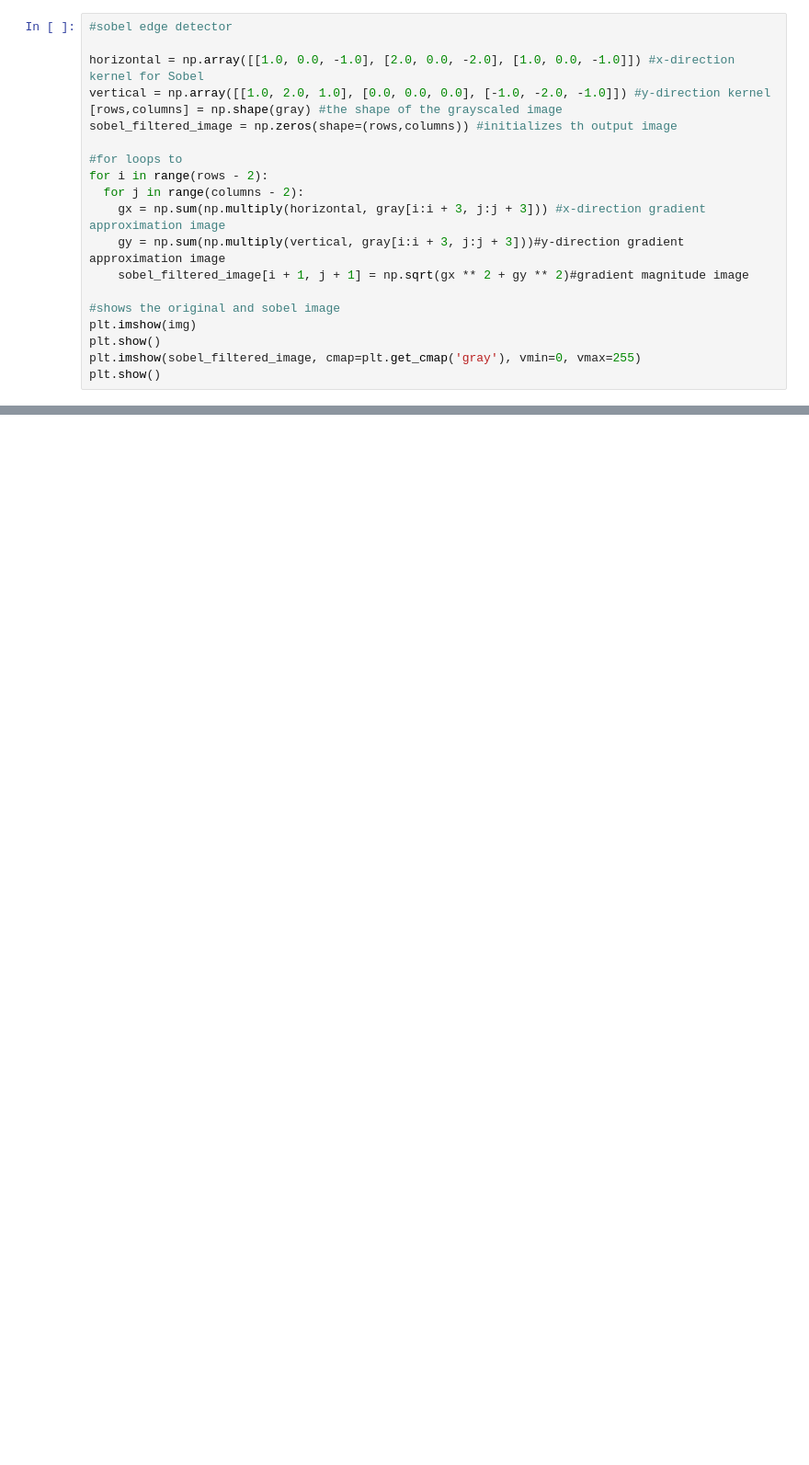
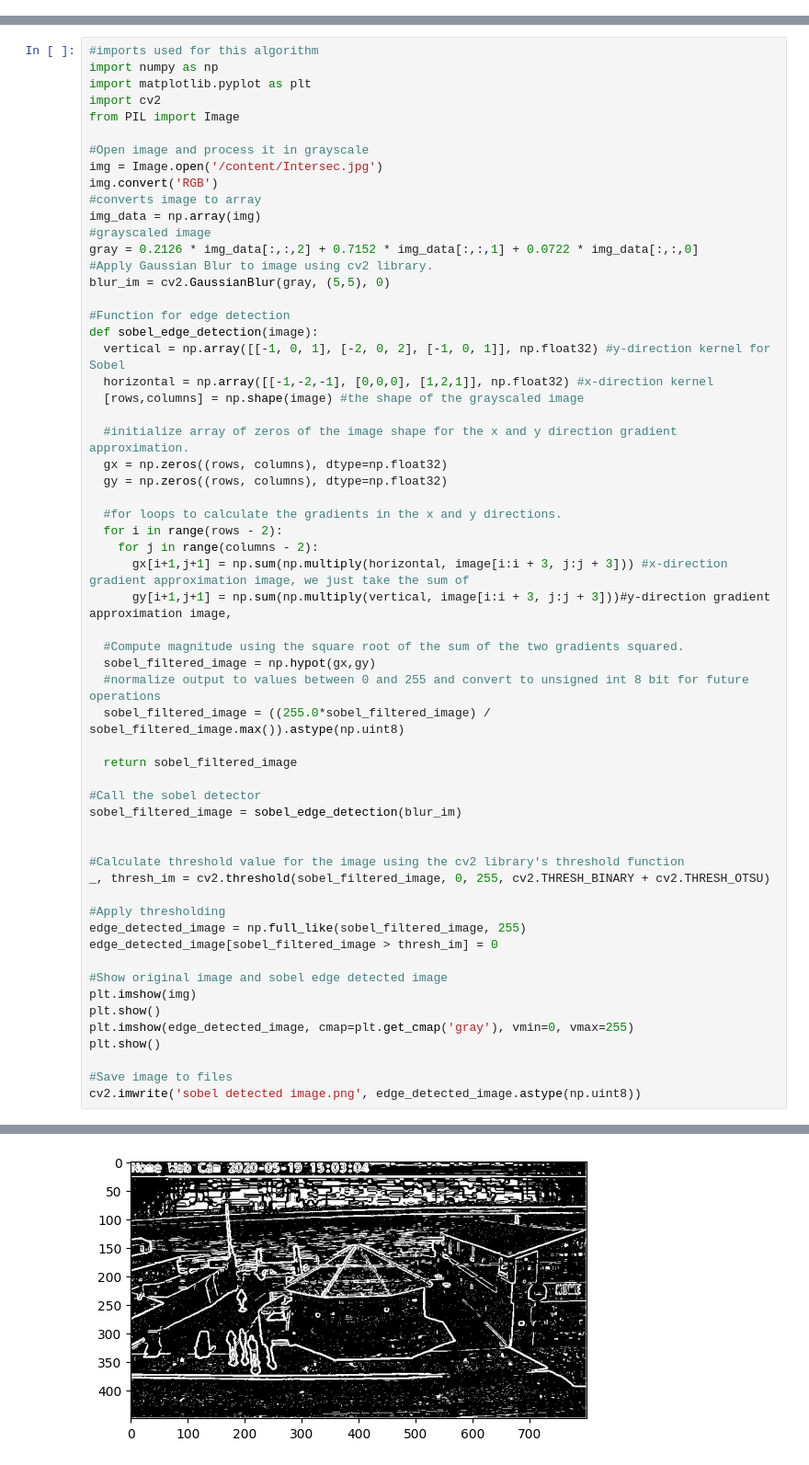
Before and after one commit to GKandula/VIP-IPA-Personal, a Jupyter notebook: VIP_IPA_Test.ipynb, the cells around one changed output, grey strips where cells are left out. Shown at 92% size. Cells and saved outputs as stored; diff of their text form; blank space fills up the shorter version.

Commit message:
Modified Sobel Detection algorithm to make it more efficient and organized code with comments

```diff
--- a/VIP_IPA_Test.ipynb
+++ b/VIP_IPA_Test.ipynb
@@ -45,23 +47,3 @@ plt.show()
 # %% [output]
 [figure]
 [figure]
-# %%
-#sobel edge detector
-
-horizontal = np.array([[1.0, 0.0, -1.0], [2.0, 0.0, -2.0], [1.0, 0.0, -1.0]]) #x-direction kernel for Sobel
-vertical = np.array([[1.0, 2.0, 1.0], [0.0, 0.0, 0.0], [-1.0, -2.0, -1.0]]) #y-direction kernel
-[rows,columns] = np.shape(gray) #the shape of the grayscaled image
-sobel_filtered_image = np.zeros(shape=(rows,columns)) #initializes th output image
-
-#for loops to
-for i in range(rows - 2):
-  for j in range(columns - 2):
-    gx = np.sum(np.multiply(horizontal, gray[i:i + 3, j:j + 3])) #x-direction gradient approximation image
-    gy = np.sum(np.multiply(vertical, gray[i:i + 3, j:j + 3]))#y-direction gradient approximation image
-    sobel_filtered_image[i + 1, j + 1] = np.sqrt(gx ** 2 + gy ** 2)#gradient magnitude image
-
-#shows the original and sobel image
-plt.imshow(img)
-plt.show()
-plt.imshow(sobel_filtered_image, cmap=plt.get_cmap('gray'), vmin=0, vmax=255)
-plt.show()
@@ -72,0 +50,60 @@ plt.show()
+# %%
+#imports used for this algorithm
+import numpy as np
+import matplotlib.pyplot as plt
+import cv2
+from PIL import Image
+
+#Open image and process it in grayscale
+img = Image.open('/content/Intersec.jpg')
+img.convert('RGB')
+#converts image to array
+img_data = np.array(img)
+#grayscaled image
+gray = 0.2126 * img_data[:,:,2] + 0.7152 * img_data[:,:,1] + 0.0722 * img_data[:,:,0]
+#Apply Gaussian Blur to image using cv2 library.
+blur_im = cv2.GaussianBlur(gray, (5,5), 0)
+
+#Function for edge detection
+def sobel_edge_detection(image):
+  vertical = np.array([[-1, 0, 1], [-2, 0, 2], [-1, 0, 1]], np.float32) #y-direction kernel for Sobel
+  horizontal = np.array([[-1,-2,-1], [0,0,0], [1,2,1]], np.float32) #x-direction kernel
+  [rows,columns] = np.shape(image) #the shape of the grayscaled image
+
+  #initialize array of zeros of the image shape for the x and y direction gradient approximation.
+  gx = np.zeros((rows, columns), dtype=np.float32)
+  gy = np.zeros((rows, columns), dtype=np.float32)
+
+  #for loops to calculate the gradients in the x and y directions.
+  for i in range(rows - 2):
+    for j in range(columns - 2):
+      gx[i+1,j+1] = np.sum(np.multiply(horizontal, image[i:i + 3, j:j + 3])) #x-direction gradient approximation image, we just take the sum of
+      gy[i+1,j+1] = np.sum(np.multiply(vertical, image[i:i + 3, j:j + 3]))#y-direction gradient approximation image,
+
+  #Compute magnitude using the square root of the sum of the two gradients squared.
+  sobel_filtered_image = np.hypot(gx,gy)
+  #normalize output to values between 0 and 255 and convert to unsigned int 8 bit for future operations
+  sobel_filtered_image = ((255.0*sobel_filtered_image) / sobel_filtered_image.max()).astype(np.uint8)
+
+  return sobel_filtered_image
+
+#Call the sobel detector
+sobel_filtered_image = sobel_edge_detection(blur_im)
+
+
+#Calculate threshold value for the image using the cv2 library's threshold function
+_, thresh_im = cv2.threshold(sobel_filtered_image, 0, 255, cv2.THRESH_BINARY + cv2.THRESH_OTSU)
+
+#Apply thresholding
+edge_detected_image = np.full_like(sobel_filtered_image, 255)
+edge_detected_image[sobel_filtered_image > thresh_im] = 0
+
+#Show original image and sobel edge detected image
+plt.imshow(img)
+plt.show()
+plt.imshow(edge_detected_image, cmap=plt.get_cmap('gray'), vmin=0, vmax=255)
+plt.show()
+
+#Save image to files
+cv2.imwrite('sobel detected image.png', edge_detected_image.astype(np.uint8))
+# %% [output]
@@ -72,0 +111 @@ plt.show()
+[figure, added]
```
Also changed, not shown: parts of 4 cells of this notebook, 1 other file.
